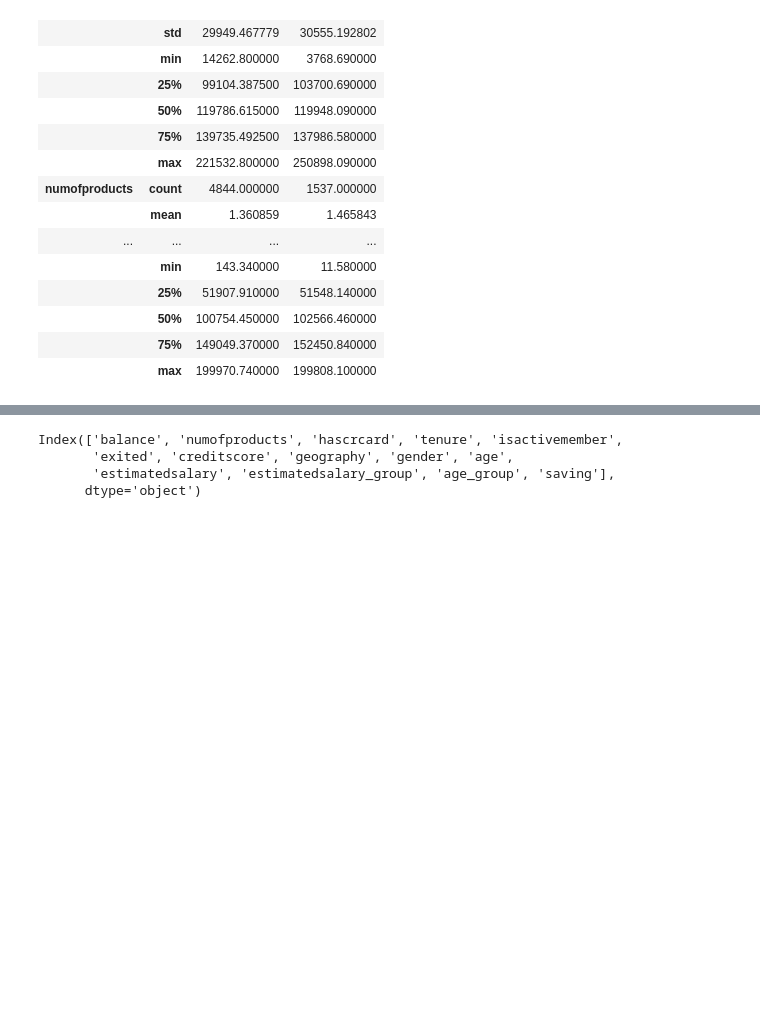
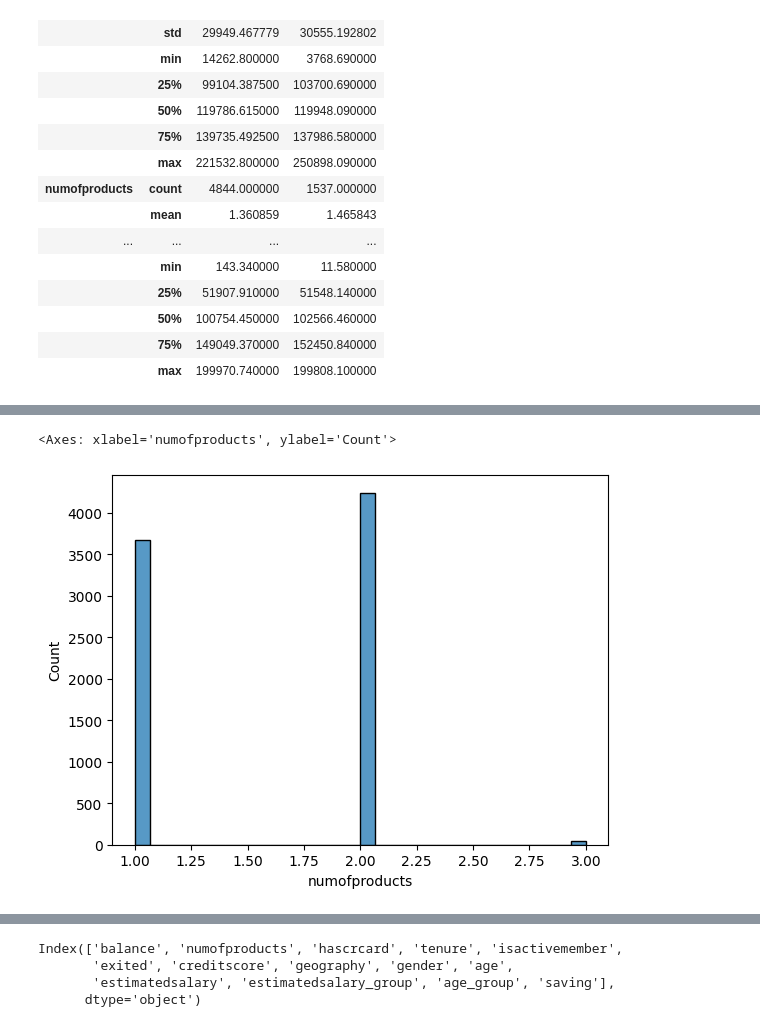
Before and after one commit to shwezin-coder/Bank-Churn-Customer, a Jupyter notebook: bank_churn_analysis.ipynb, the cells around one changed output, grey strips where cells are left out. Saved outputs shown, nothing was run; the diff lists cells and outputs as text; code cells hidden in the pictures; blank space fills up the shorter version.

```diff
--- a/bank_churn_analysis.ipynb
+++ b/bank_churn_analysis.ipynb
@@ -593,0 +643,5 @@ saving_customer_df.groupby('exited').describe().T.style.set_sticky()
+# %%
+sns.histplot(products_non_churn_group,bins=30)
+# %% [output]
+<Axes: xlabel='numofproducts', ylabel='Count'>
+[figure, added]
```
Also changed, not shown: parts of 35 cells of this notebook.
